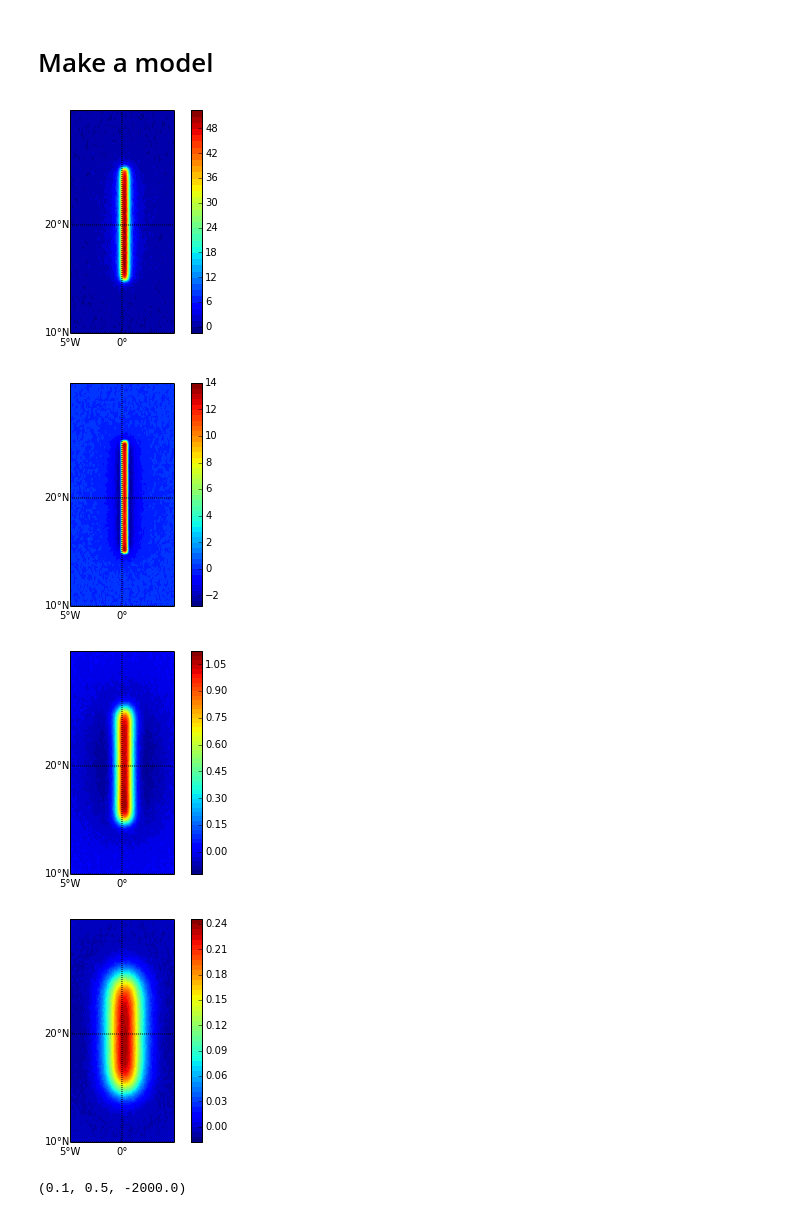
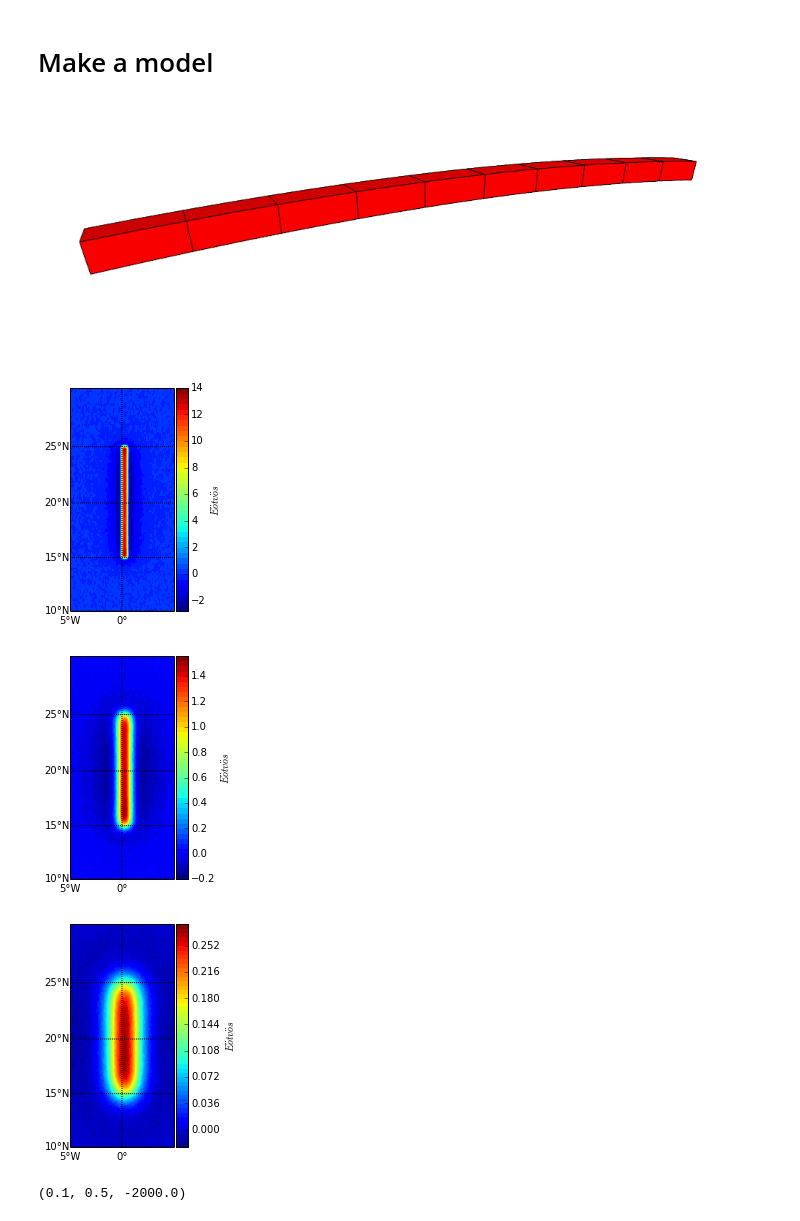
Before and after one commit to leouieda/egu2014, a Jupyter notebook: notebooks/lineament.ipynb, the cells around one changed output. Drawn from its saved outputs; the diff is of its cells as text; code cells hidden in the pictures.

Commit message:
Generate good plots for lineament model

```diff
--- a/notebooks/lineament.ipynb
+++ b/notebooks/lineament.ipynb
@@ -1,14 +1,16 @@
 # %%
 %matplotlib inline
+from IPython.display import Image
 import numpy as np
 from fatiando import gridder, utils
 from fatiando.gravmag import tesseroid
 from fatiando.gravmag.blocky import sow, Gravity
 from fatiando.mesher import Tesseroid, TesseroidMesh, vremove
 from fatiando.vis import mpl, myv
+imgdir = 'fig'
 # %% [markdown]
 # Make a model
 # %%
-model = Tesseroid(0, 0.5, 15, 25, -2000, -10000, {'density':300}).split(1, 20, 1)
+model = Tesseroid(0, 0.5, 15, 25, -2000, -10000, {'density':300}).split(1, 10, 1)
 # %%
 bounds = [-5, 5, 10, 30, 0, -20000]
@@ -18,24 +33,28 @@ myv.tesseroids(model, edges=False, color=(1, 0, 0), scale=(1, 1, 5))
 myv.show()
+# %%
+Image(filename='{}/lineament-model.png'.format(imgdir))
+# %% [output]
+[figure, added]
 # %%
 shape = (100, 100)
 area = [-5, 5, 10, 30]
 lon, lat, height = gridder.regular(area, shape, z=20000)
-gz = utils.contaminate(tesseroid.gz(lon, lat, height, model), 0.01, percent=True, seed=0)
 gzz = utils.contaminate(tesseroid.gzz(lon, lat, height, model), 0.01, percent=True, seed=0)
-height2 = height + 100000
+height2 = height + 80000
 gzz2 = utils.contaminate(tesseroid.gzz(lon, lat, height2, model), 0.01, percent=True, seed=0)
-height3 = height + 250000
+height3 = height + 230000
 gzz3 = utils.contaminate(tesseroid.gzz(lon, lat, height3, model), 0.01, percent=True, seed=0)
 # %%
 bm = mpl.basemap(area, 'merc')
-for f in [gz, gzz, gzz2, gzz3]:
-    mpl.figure()
+for i, f in enumerate([gzz, gzz2, gzz3]):
+    mpl.figure(figsize=(3, 4))
+    mpl.subplots_adjust(left=-0.2)
     mpl.contourf(lon, lat, f, shape, 50, basemap=bm)
-    mpl.colorbar()
-    mpl.draw_geolines(area, 5, 10, basemap=bm)
+    mpl.colorbar(pad=0.01).set_label(r'$E\"otv\"os$')
+    mpl.draw_geolines(area, 5, 5, basemap=bm)
+    mpl.savefig('{}/lineament-height-{}.png'.format(imgdir, i), dpi=200)
 # %% [output]
-[figure, old version]
+[figure, new version]
-[figure, old version]
+[figure, new version]
-[figure, old version]
+[figure, new version]
-[figure, removed]
 # %%
```
Also changed, not shown: parts of 15 cells of this notebook, 14 other files.
